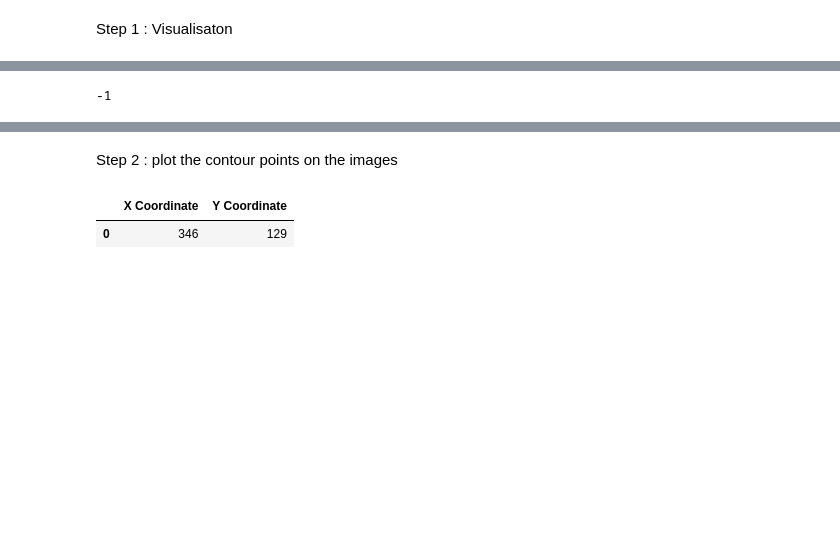
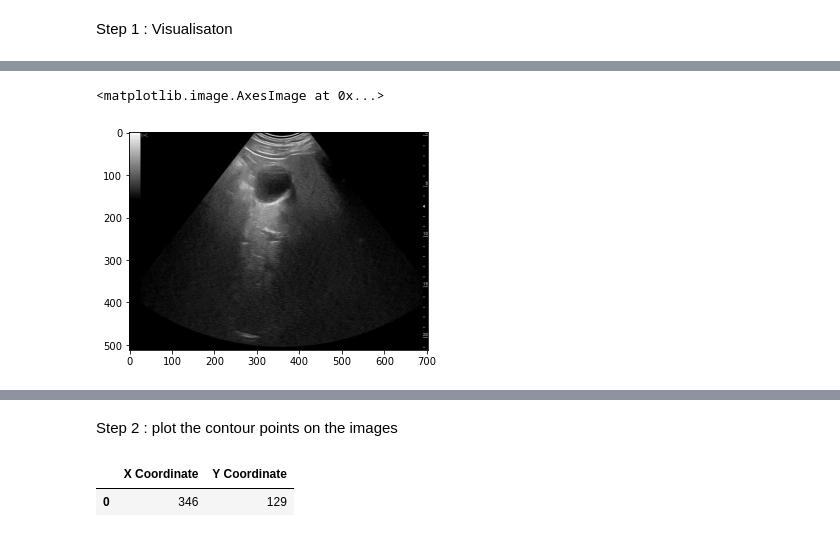
Before and after one commit to yousraBRK/Vesicule_Segmentation_with_ContourRegularisation, a Jupyter notebook: Code.ipynb, the cells around one changed output, grey strips where cells are left out. Drawn from its saved outputs; the diff is of its cells as text; code cells hidden in the pictures; blank space fills up the shorter version.

```diff
--- a/Code.ipynb
+++ b/Code.ipynb
@@ -30,8 +30,8 @@ cv2.waitKey()
 # %%
 image6= cv2.imread(os.path.join(file_path,image6_Path))
-cv2.imshow("image6",image6)
-cv2.waitKey()
+plt.imshow(image6)
 # %% [output]
--1
+<matplotlib.image.AxesImage at 0x...>
+[figure, added]
 # %%
 image7= cv2.imread(os.path.join(file_path,image7_Path))
```
Also changed, not shown: parts of 8 cells of this notebook.
